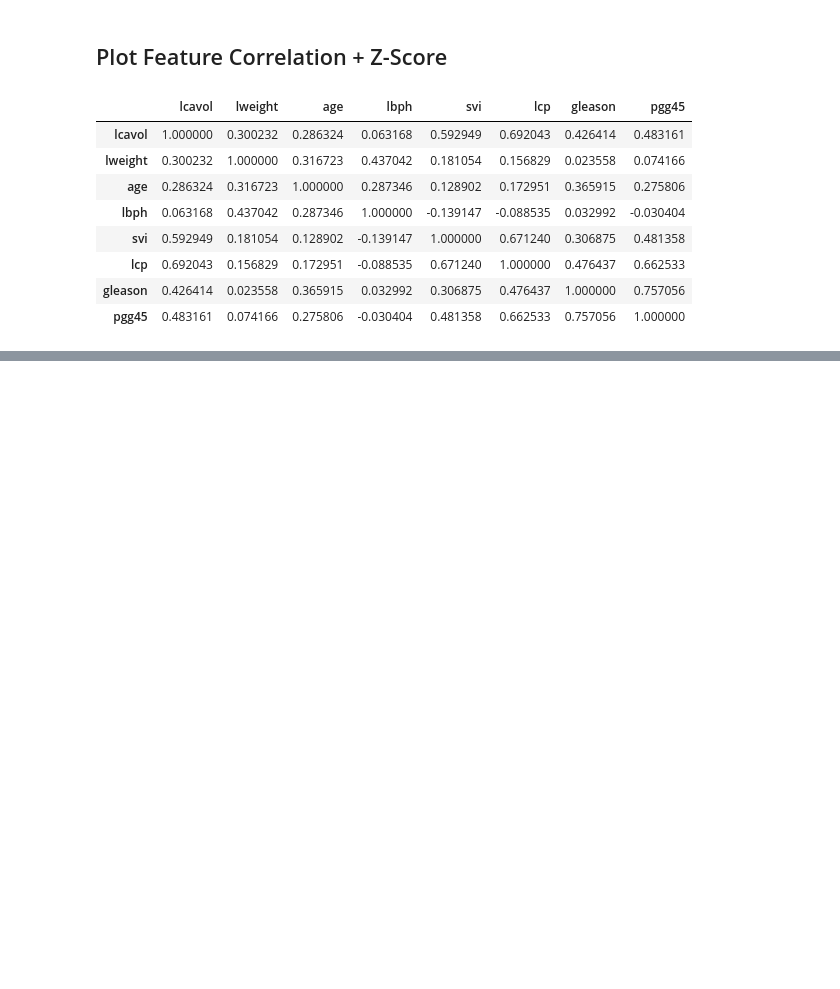
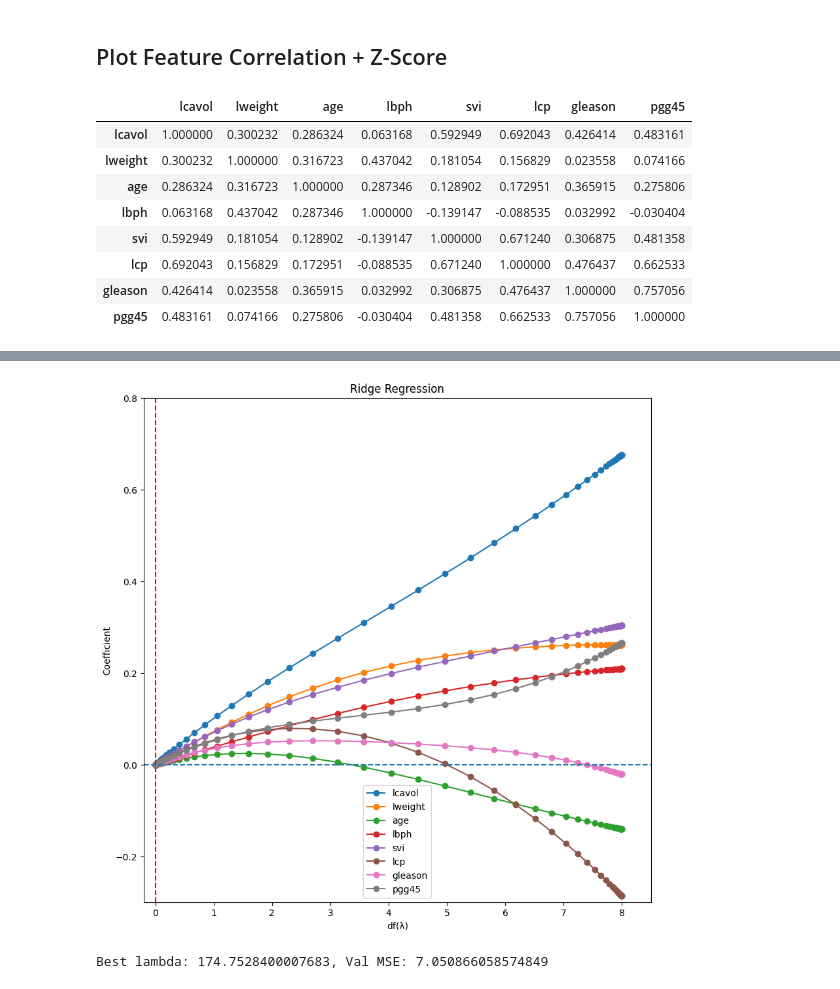
Before and after one commit to lizocf/ECE-475-Frequentist-ML, a Jupyter notebook: 1-linear-regression/lin-reg.ipynb, the cells around one changed output, grey strips where cells are left out. Cells and saved outputs as stored; diff of their text form; code cells hidden in the pictures; blank space fills up the shorter version.

```diff
--- a/1-linear-regression/lin-reg.ipynb
+++ b/1-linear-regression/lin-reg.ipynb
@@ -122,0 +150,65 @@ pd.DataFrame({'Coefficient': beta, 'Std. Error': standard_errors,'Z Score' : z_s
+# %%
+# Plotting coefficients as a function of lambda
+plt.figure(figsize=(10,10))
+for i in range(betas.shape[1]):
+    plt.plot(dfs, betas[:, i], label=f"{X_train.columns[i]}",marker='o')
+    # plt.plot(lams, betas[:,i], label=f"{X_train.columns[i]}")
+
+plt.xlabel('df(λ)')
+plt.ylabel('Coefficient')
+plt.title('Ridge Regression')
+plt.xlim([-0.2,8.5])
+plt.ylim([-0.3,0.8])
+plt.axhline(y=0, linestyle='--')
+plt.axvline(x=get_df(best_lam, X_train), linestyle='--', color='r')
+plt.legend()
+plt.show()
+# %% [output]
+[figure, added]
+# %%
+# trying out kfold cross val like in textbook bc I don't trust the last plot >:(
+
+from sklearn.model_selection import KFold
+
+lams = np.logspace(-2,10,100)
+best_lam = 0
+best_mse = 100000  # random high mse
+betas = []
+dfs = []
+best_beta = []
+k = 10
+
+kf = KFold(n_splits=k, shuffle=True, random_state=42)
+
+
+for l in lams:
+    mse_folds = []
+
+    for train_idx, val_idx in kf.split(X_train):
+        X_train_fold, X_val_fold = np.array(X_train)[train_idx], np.array(X_train)[val_idx]
+        y_train_fold, y_val_fold = np.array(y_train)[train_idx], np.array(y_train)[val_idx]
+
+        beta_ridge = get_ridge_betas(l, X_train_fold, y_train_fold)
+        y_val_pred_fold = np.dot(X_val_fold, beta_ridge)
+
+        mse_fold = np.mean((y_val_fold - y_val_pred_fold) ** 2)
+        mse_folds.append(mse_fold)
+
+    # avg MSE over all folds
+    avg_mse = np.mean(mse_folds)
+
+    betas.append(beta_ridge)
+    dfs.append(get_df(l, X_train))
+
+    if avg_mse < best_mse:
+        best_mse = avg_mse
+        best_lam = l
+        best_beta = beta_ridge
+
+betas = np.array(betas)
+dfs = np.array(dfs)
+
+print(f"Best lambda: {best_lam}, Val MSE: {best_mse}")
+best_beta_fold = best_beta
+# %% [output]
+Best lambda: 174.7528400007683, Val MSE: 7.050866058574849
```
Also changed, not shown: parts of 17 cells of this notebook.
